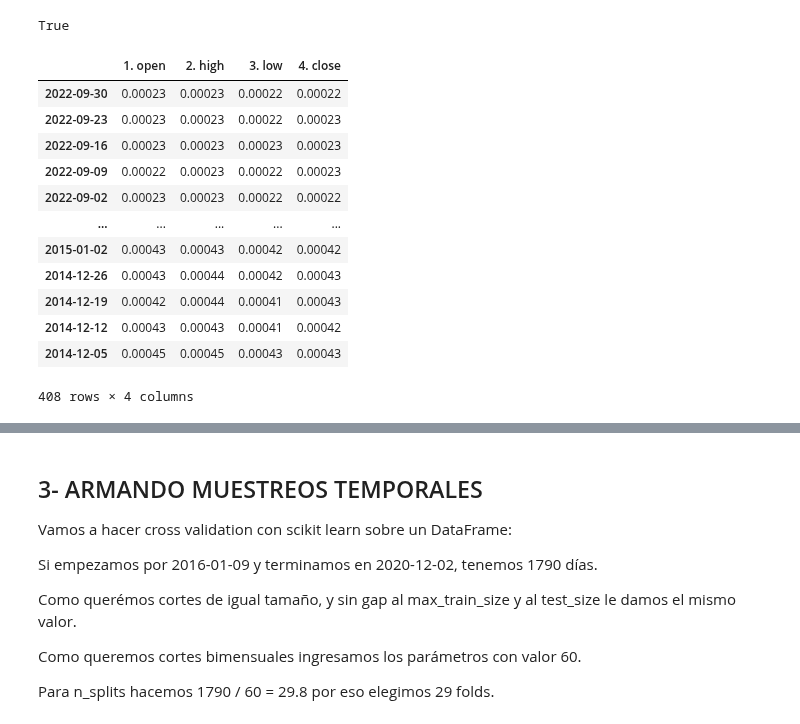
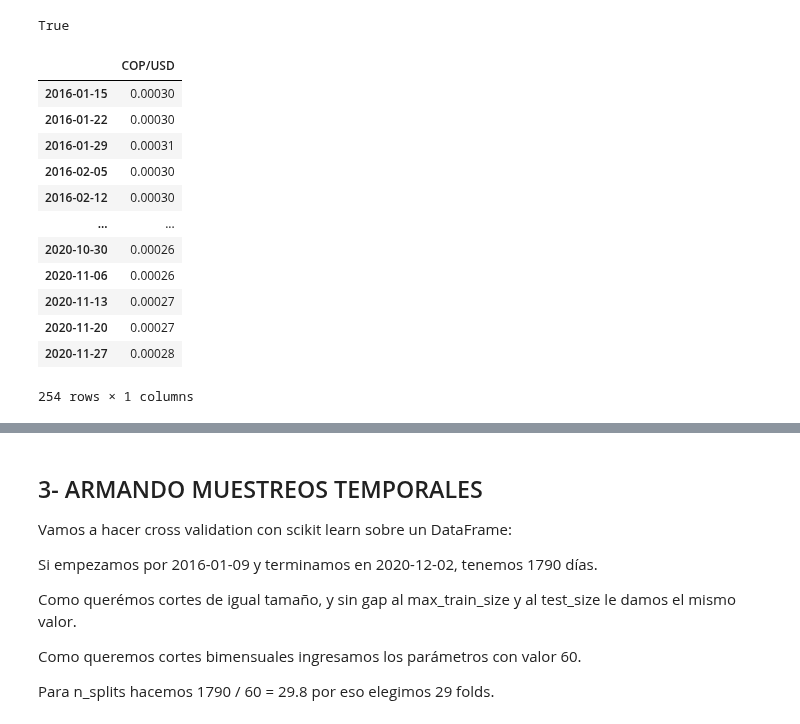
Before and after one commit to jackonedev/timeseries-project, a Jupyter notebook: data-science.ipynb, the cells around one changed output, grey strips where cells are left out. Drawn from its saved outputs; the diff is of its cells as text; code cells hidden in the pictures.

```diff
--- a/data-science.ipynb
+++ b/data-science.ipynb
@@ -98,19 +114,3 @@ True
 TOKEN = os.environ["TOKEN_AV"]
 
 cotizacion = alpha_vantage_fx_api("FX_WEEKLY", "COP", "USD", TOKEN)
-# %%
-cotizacion
-# %% [output]
-|  | 1. open | 2. high | 3. low | 4. close |
-| 2022-09-30 | 0.00023 | 0.00023 | 0.00022 | 0.00022 |
-| 2022-09-23 | 0.00023 | 0.00023 | 0.00022 | 0.00023 |
-| 2022-09-16 | 0.00023 | 0.00023 | 0.00023 | 0.00023 |
-| 2022-09-09 | 0.00022 | 0.00023 | 0.00022 | 0.00023 |
-| 2022-09-02 | 0.00023 | 0.00023 | 0.00022 | 0.00022 |
-| ... | ... | ... | ... | ... |
-| 2015-01-02 | 0.00043 | 0.00043 | 0.00042 | 0.00042 |
-| 2014-12-26 | 0.00043 | 0.00044 | 0.00042 | 0.00043 |
-| 2014-12-19 | 0.00042 | 0.00044 | 0.00041 | 0.00043 |
-| 2014-12-12 | 0.00043 | 0.00043 | 0.00041 | 0.00042 |
-| 2014-12-05 | 0.00045 | 0.00045 | 0.00043 | 0.00043 |
-408 rows × 4 columns
@@ -117 +119,26 @@ cotizacion
+# %%
+# Acá quiero separa el periodo que corresponde al dataset que estoy trabajando. con min max en el indice
+cotizacion = cotizacion[data.index.min(): data.index.max()]
+
+# Acá voy a tomar un criterio de unificación de valores
+# el indice marca el limite final de las fechas que engloba hacia atras
+# el valor que se toma es el valor de apertura
+
+cotizacion.loc[:, "COP/USD"] = cotizacion['1. open']
+cotizacion = cotizacion["COP/USD"].to_frame()
+cotizacion
+# %% [output]
+|  | COP/USD |
+| 2016-01-15 | 0.00030 |
+| 2016-01-22 | 0.00030 |
+| 2016-01-29 | 0.00031 |
+| 2016-02-05 | 0.00030 |
+| 2016-02-12 | 0.00030 |
+| ... | ... |
+| 2020-10-30 | 0.00026 |
+| 2020-11-06 | 0.00026 |
+| 2020-11-13 | 0.00027 |
+| 2020-11-20 | 0.00027 |
+| 2020-11-27 | 0.00028 |
+254 rows × 1 columns
 # %%
```
Also changed, not shown: parts of 5 cells of this notebook, 1 other file.
